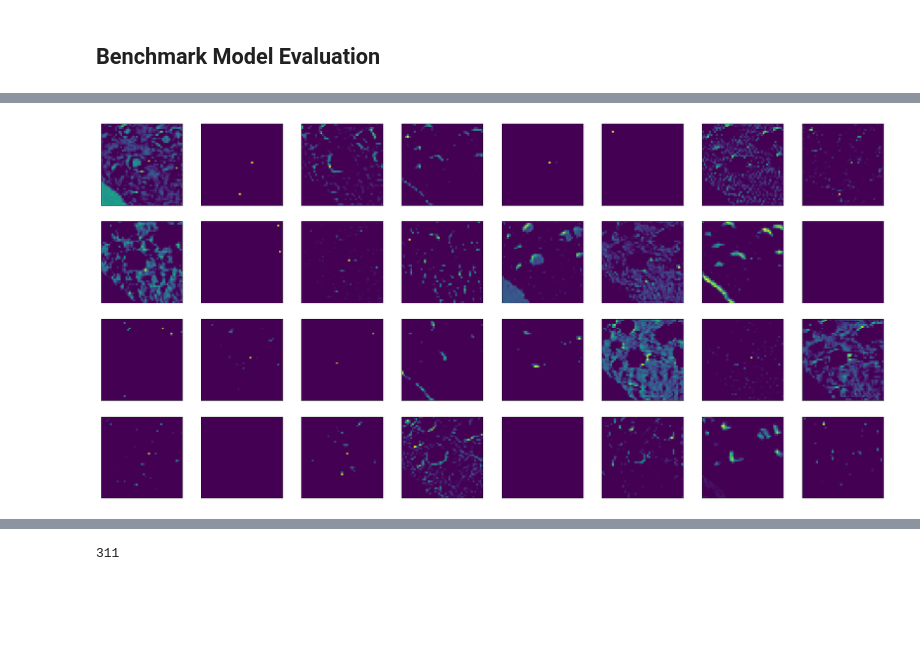
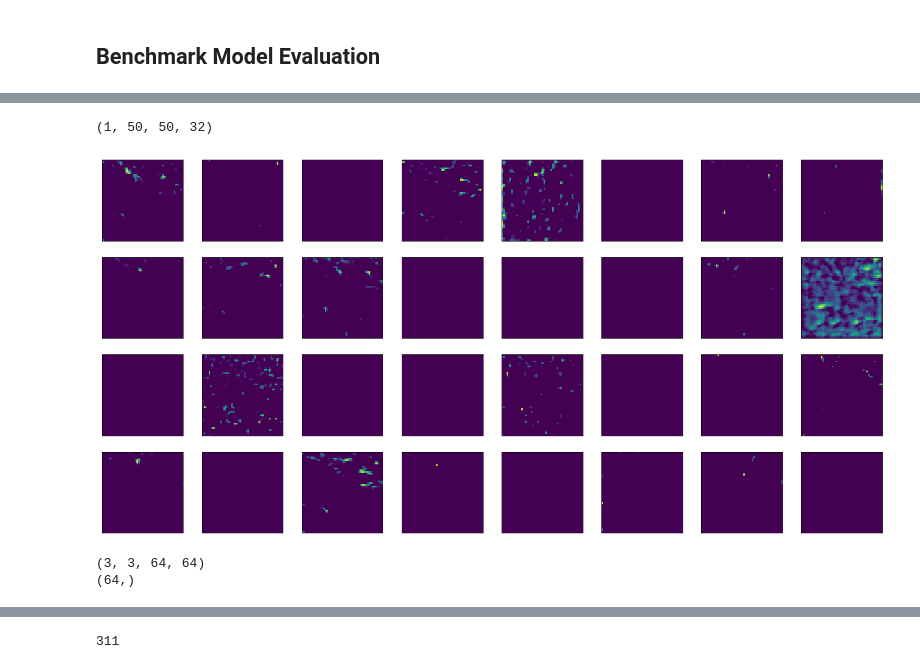
Before and after one commit to TanushGoel/Breast-Histopathology-IDC-Classification, a Jupyter notebook: Breast_Histopathology.ipynb, the cells around one changed output, grey strips where cells are left out. Drawn from its saved outputs; the diff is of its cells as text; code cells hidden in the pictures; blank space fills up the shorter version.

```diff
--- a/Breast_Histopathology.ipynb
+++ b/Breast_Histopathology.ipynb
@@ -998,0 +1042,21 @@ feature_map.shape
+# %%
+# Normalizing the filters
+f_min, f_max = filters.min(), filters.max()
+filters = (filters-f_min)/(f_max-f_min)
+# %%
+# Plot the filters
+
+n_filters = 4
+ix = 1
+for i in range(n_filters):
+    f = filters[:,:,:,i]
+    # Plot each channel
+    for j in range(3):
+        ax = pyplot.subplot(n_filters, 3, ix)
+        ax.set_xticks([])
+        ax.set_yticks([])
+        # Plot filter channel
+        pyplot.imshow(f[:,:,j])
+        ix+=1
+
+pyplot.show()
@@ -999,16 +1065,32 @@ feature_map.shape
+# %%
+model_feature = Model(inputs=benchmark.inputs, outputs=cam_layer.output)
+# %%
+feature_map = model_feature.predict(test_image_np)
+feature_map.shape
+# %% [output]
+(1, 50, 50, 32)
 # %%
-pyplot.figure(figsize=(30,30))
+pyplot.figure(figsize=(25,25))
 
 square = 8
 ix = 1
 for _ in range(4):
   for _ in range(8):
       ax = pyplot.subplot(square, square,ix)
       ax.set_xticks([])
       ax.set_yticks([])
       pyplot.imshow(feature_map[0,:,:,ix-1])
       ix += 1
 
 pyplot.show()
 # %% [output]
-[figure, old version]
+[figure, new version]
+# %%
+# Output of 3rd Convolutional Layer
+cam_layer = benchmark.layers[10]
+filters, biases = cam_layer.get_weights()
+print(filters.shape)
+print(biases.shape)
+# %% [output]
+(3, 3, 64, 64)
+(64,)
```
Also changed, not shown: parts of 72 cells of this notebook.
